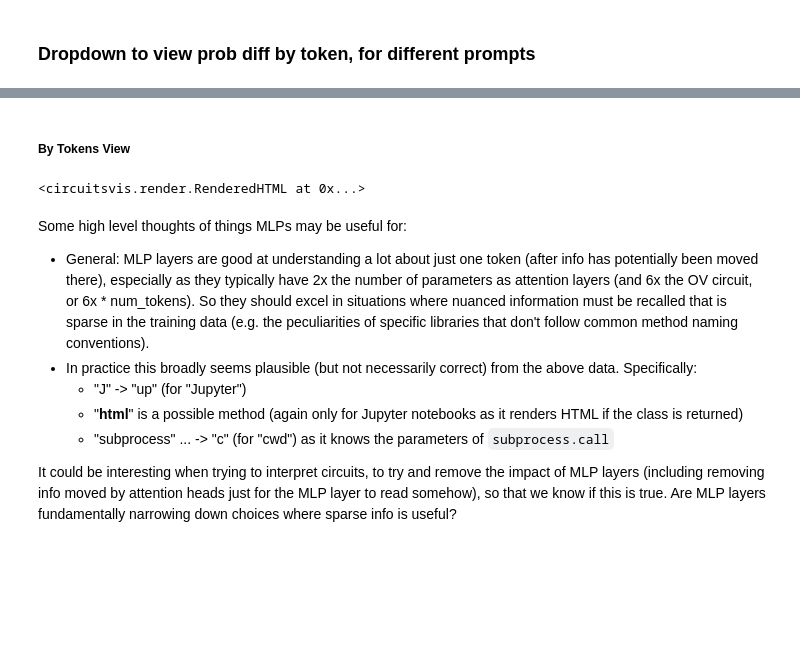
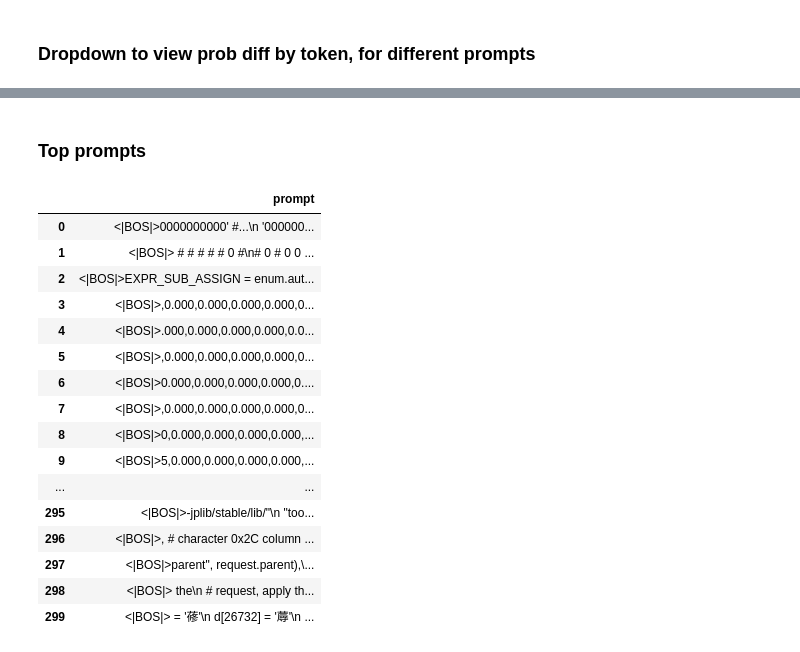
Before and after one commit to alan-cooney/mech-interp-code-generation, a Jupyter notebook: 1-different-models.ipynb, the cells around one changed output, grey strips where cells are left out. Cells and saved outputs as stored; diff of their text form; code cells hidden in the pictures; blank space fills up the shorter version.

Commit message:
Add dropdown for viewing different prompts
Focusses on those with large mlp-attn differences

```diff
--- a/1-different-models.ipynb
+++ b/1-different-models.ipynb
@@ -228,23 +153,27 @@ array([[<AxesSubplot: title={'center': 'Difference'}>]], dtype=object)
-# %% [markdown]
-##### By Tokens View
-# %%
-values = mlp_difference["Difference"].sort_index().values.tolist()
-colored_tokens(
-    values=values,
-    tokens=token_labels,
-    min_value=0,
-    max_value=1,
-    max_color="green",
-)
-# %% [output]
-<circuitsvis.render.RenderedHTML at 0x...>
-# %% [markdown]
-Some high level thoughts of things MLPs may be useful for:
-
- - General: MLP layers are good at understanding a lot about just one token (after info has potentially been moved there), especially as they typically have 2x the number of parameters as attention layers (and 6x the OV circuit, or 6x * num_tokens). So they should excel in situations where nuanced information must be recalled that is sparse in the training data (e.g. the peculiarities of specific libraries that don't follow common method naming conventions).
- - In practice this broadly seems plausible (but not necessarily correct) from the above data. Specifically:
-   - "J" -> "up" (for "Jupyter")
-   - "__html__" is a possible method (again only for Jupyter notebooks as it renders HTML if the class is returned)
-   - "subprocess" ... -> "c" (for "cwd") as it knows the parameters of `subprocess.call`
-
-It could be interesting when trying to interpret circuits, to try and remove the impact of MLP layers (including removing info moved by attention heads just for the MLP layer to read somehow), so that we know if this is true. Are MLP layers fundamentally narrowing down choices where sparse info is useful?
+# %% [markdown]
+### Top prompts
+# %%
+# Show top prompts
+top_prompts = prompt_ids_ranked[0:1000]
+tokenizer = AutoTokenizer.from_pretrained("NeelNanda/gpt-neox-tokenizer-digits")
+top_100_prompts = [tokenizer.decode(p) for p in prompts_tokens[top_prompts]]
+pd.set_option('display.max_rows', 500)
+pd.DataFrame({"prompt": top_100_prompts}).head(300)
+# %% [output]
+|  | prompt |
+| 0 | <|BOS|>0000000000' #...\n '000000... |
+| 1 | <|BOS|> # # # # # 0 #\n# 0 # 0 0 ... |
+| 2 | <|BOS|>EXPR_SUB_ASSIGN = enum.aut... |
+| 3 | <|BOS|>,0.000,0.000,0.000,0.000,0... |
+| 4 | <|BOS|>.000,0.000,0.000,0.000,0.0... |
+| 5 | <|BOS|>,0.000,0.000,0.000,0.000,0... |
+| 6 | <|BOS|>0.000,0.000,0.000,0.000,0.... |
+| 7 | <|BOS|>,0.000,0.000,0.000,0.000,0... |
+| 8 | <|BOS|>0,0.000,0.000,0.000,0.000,... |
+| 9 | <|BOS|>5,0.000,0.000,0.000,0.000,... |
+| ... | ... |
+| 295 | <|BOS|>-jplib/stable/lib/"\n "too... |
+| 296 | <|BOS|>, # character 0x2C column ... |
+| 297 | <|BOS|>parent", request.parent),\... |
+| 298 | <|BOS|> the\n # request, apply th... |
+| 299 | <|BOS|> = '蓚'\n d[26732] = '蓐'\n ... |
```
Also changed, not shown: parts of 17 cells of this notebook.
